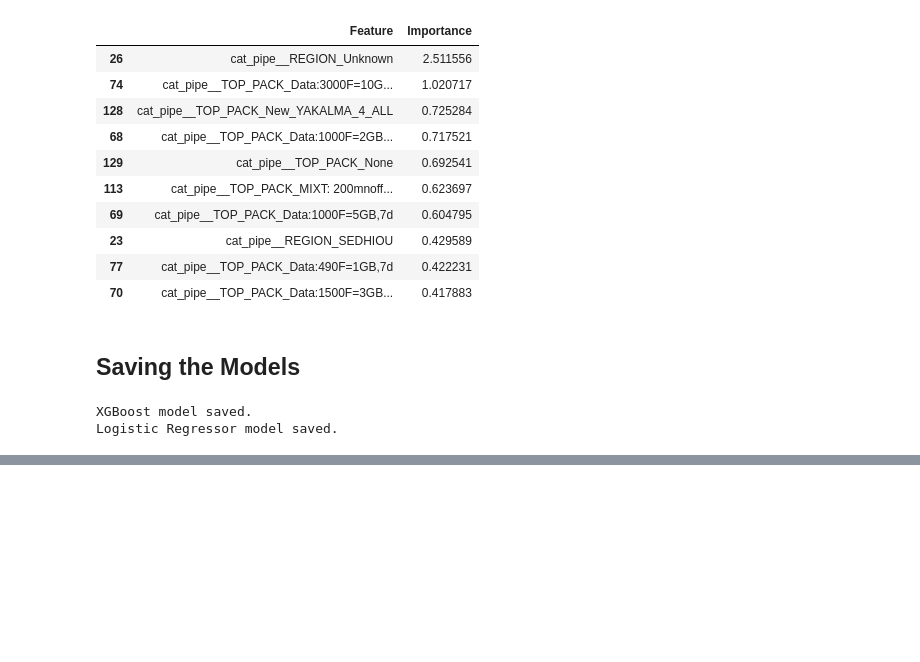
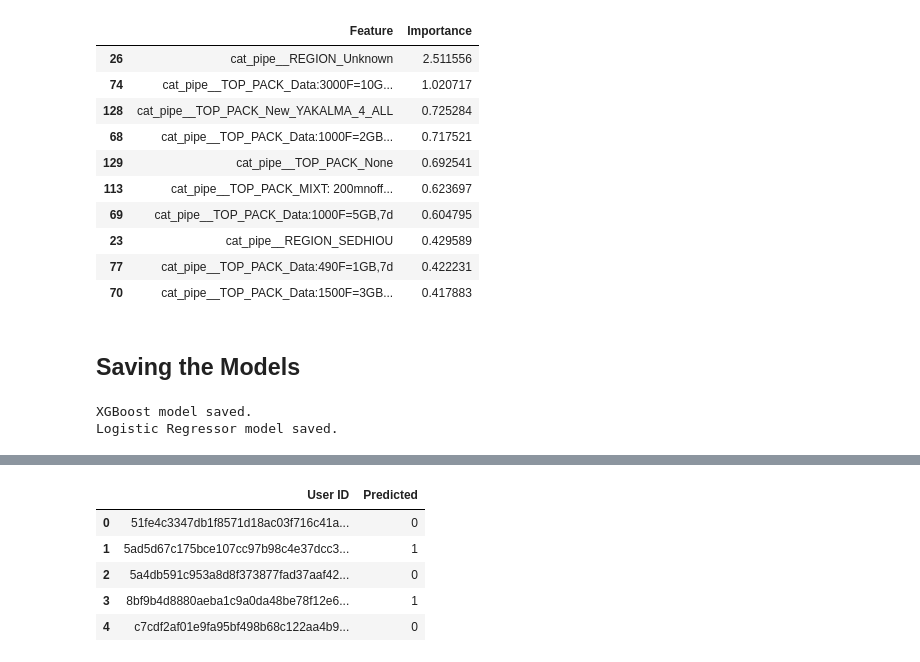
Before and after one commit to murithidenisgitobu/Customer-Churn-Prediction-Challenge-For-Azubian, a Jupyter notebook: Notebook/Notebook.ipynb, the cells around one changed output, grey strips where cells are left out. Saved outputs shown, nothing was run; the diff lists cells and outputs as text; code cells hidden in the pictures; blank space fills up the shorter version.

```diff
--- a/Notebook/Notebook.ipynb
+++ b/Notebook/Notebook.ipynb
@@ -1263,0 +1310,18 @@ Logistic Regressor model saved.
+# %%
+# Load xgb model
+xgb_model = joblib.load(xgb_model_path)
+
+# Predict with xgb model
+xgb_predictions = xgb_model.predict(test_data)
+
+xgb_predictions = pd.DataFrame({'User ID': test_data['user_id'],
+                                'Predicted': xgb_predictions })
+
+xgb_predictions.head()
+# %% [output]
+|  | User ID | Predicted |
+| 0 | 51fe4c3347db1f8571d18ac03f716c41a... | 0 |
+| 1 | 5ad5d67c175bce107cc97b98c4e37dcc3... | 1 |
+| 2 | 5a4db591c953a8d8f373877fad37aaf42... | 0 |
+| 3 | 8bf9b4d8880aeba1c9a0da48be78f12e6... | 1 |
+| 4 | c7cdf2af01e9fa95bf498b68c122aa4b9... | 0 |
```
Also changed, not shown: parts of 6 cells of this notebook.
